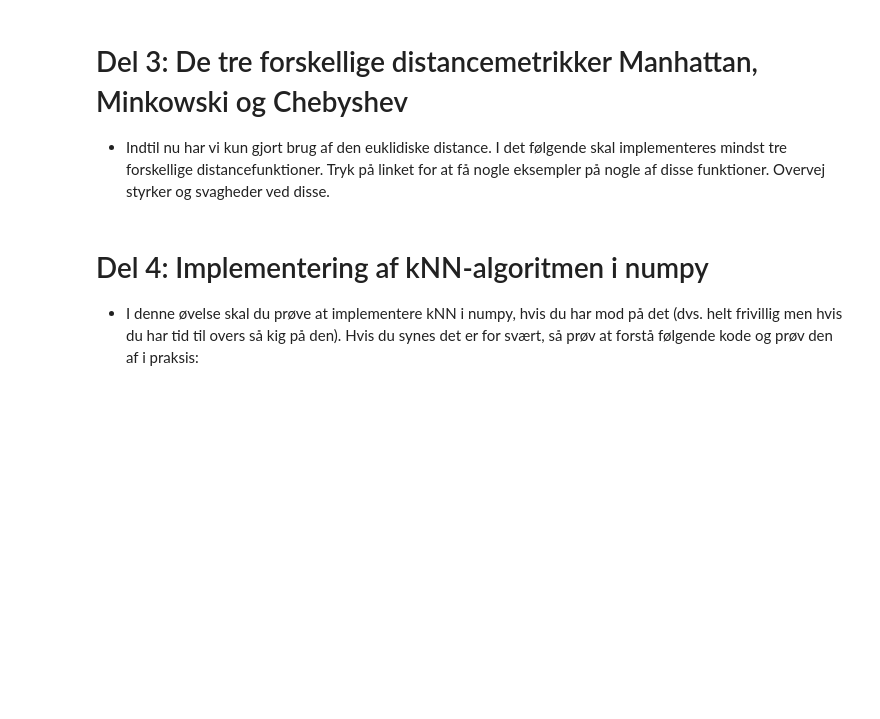
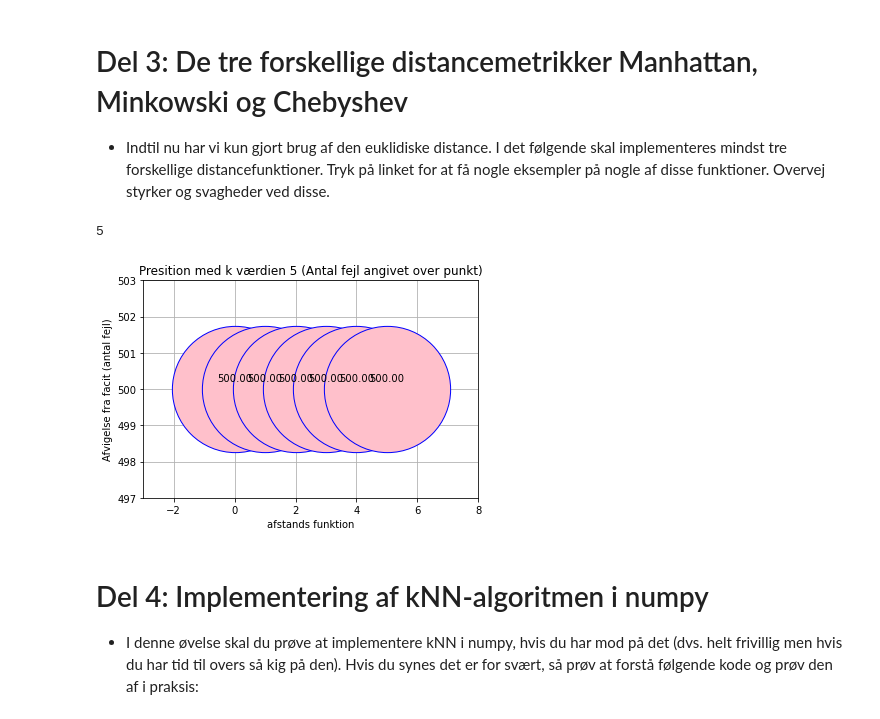
Before and after one commit to dendersen/inteligent-systems, a Jupyter notebook: del opgaver.ipynb, the cells around one changed output. Cells and saved outputs as stored; diff of their text form; code cells hidden in the pictures; blank space fills up the shorter version.

```diff
--- a/del opgaver.ipynb
+++ b/del opgaver.ipynb
@@ -115,6 +125,11 @@ knn.knn.Knn
 # %% [markdown]
 # Del 3: De tre forskellige distancemetrikker Manhattan, Minkowski og Chebyshev
 * Indtil nu har vi kun gjort brug af den euklidiske distance. I det følgende skal implementeres mindst tre forskellige distancefunktioner. Tryk på linket for at få nogle eksempler på nogle af disse funktioner. Overvej styrker og svagheder ved disse.
+# %%
+k.testDist()
+# %% [output]
+5
+[figure, added]
 # %% [markdown]
 # Del 4: Implementering af kNN-algoritmen i numpy
 * I denne øvelse skal du prøve at implementere kNN i numpy, hvis du har mod på det (dvs. helt frivillig men hvis du har tid til overs så kig på den). Hvis du synes det er for svært, så prøv at forstå følgende kode og prøv den af i praksis:
```
Also changed, not shown: parts of 3 cells of this notebook.
